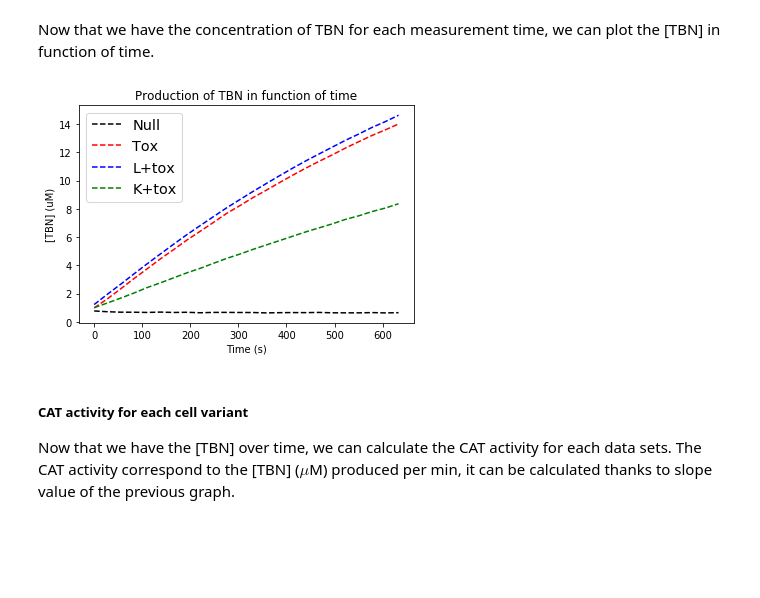
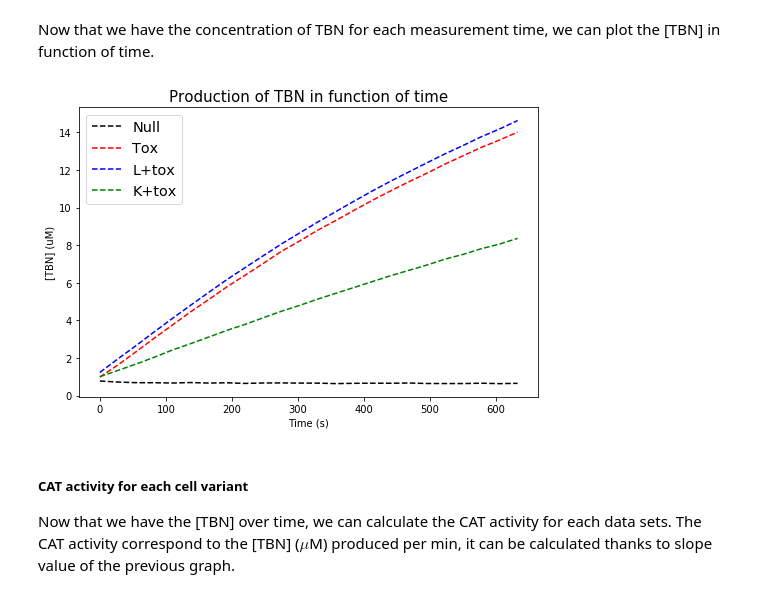
Before and after one commit to teokem/project-work-2018-CamilleAny, a Jupyter notebook: ANOVA_TOXCAT.ipynb, the cells around one changed output. Saved outputs shown, nothing was run; the diff lists cells and outputs as text; code cells hidden in the pictures; blank space fills up the shorter version.

```diff
--- a/ANOVA_TOXCAT.ipynb
+++ b/ANOVA_TOXCAT.ipynb
@@ -187,32 +202,35 @@ Now that we have the concentration of TBN for each measurement time, we can plot
 # %%
 ## Graph that will show the [TBN] in function of time
 
 # mean of each sample
 Null_TBN_mean = (c_tbn['Null_1.1'].values+c_tbn['Null_1.2'].values+c_tbn['Null_1.3'].values+c_tbn['Null_2.1'].values+c_tbn['Null_2.2'].values+c_tbn['Null_2.3'].values+c_tbn['Null_3.1'].values+c_tbn['Null_3.2'].values+c_tbn['Null_3.3'].values)/9
 Tox_TBN_mean = (c_tbn['Tox_1.1'].values+c_tbn['Tox_1.2'].values+c_tbn['Tox_1.3'].values+c_tbn['Tox_2.1'].values+c_tbn['Tox_2.2'].values+c_tbn['Tox_2.3'].values+c_tbn['Tox_3.1'].values+c_tbn['Tox_3.2'].values+c_tbn['Tox_3.3'].values)/9
 Ltox_TBN_mean = (c_tbn['L+tox_1.1'].values+c_tbn['L+tox_1.2'].values+c_tbn['L+tox_1.3'].values+c_tbn['L+tox_2.1'].values+c_tbn['L+tox_2.2'].values+c_tbn['L+tox_2.3'].values+c_tbn['L+tox_3.1'].values+c_tbn['L+tox_3.2'].values+c_tbn['L+tox_3.3'].values)/9
 Ktox_TBN_mean = (c_tbn['K+tox_1.1'].values+c_tbn['K+tox_1.2'].values+c_tbn['K+tox_1.3'].values+c_tbn['K+tox_2.1'].values+c_tbn['K+tox_2.2'].values+c_tbn['K+tox_2.3'].values+c_tbn['K+tox_3.1'].values+c_tbn['K+tox_3.2'].values+c_tbn['K+tox_3.3'].values)/9
 
 # value of x and y
 x = raw_fluorescence_table["Time (s)"][:24]
 
 #Graph
 fig, ax = plt.subplots()
+fig.set_size_inches(7.2, 5) #set a width of 183 mm
+
 ax.plot(x, Null_TBN_mean, 'k--', label='Null')
 ax.plot(x, Tox_TBN_mean, 'r--', label='Tox')
 ax.plot(x, Ltox_TBN_mean, 'b--', label='L+tox')
 ax.plot(x, Ktox_TBN_mean, 'g--', label='K+tox')
 
 # Labels and legend
 plt.xlabel("Time (s)")
 plt.ylabel("[TBN] (uM)")
-plt.title("Production of TBN in function of time")
+plt.title("Production of TBN in function of time", fontsize=15)
 legend = plt.legend(loc='upper left', fontsize='x-large')
 
+plt.tight_layout()
 plt.savefig('result/TBN_production_plot',dpi=300)
 plt.show()
 # %% [output]
-[figure, old version]
+[figure, new version]
 # %% [markdown]
 ##### CAT activity for each cell variant
 
```
Also changed, not shown: parts of 4 cells of this notebook, 4 other files.
